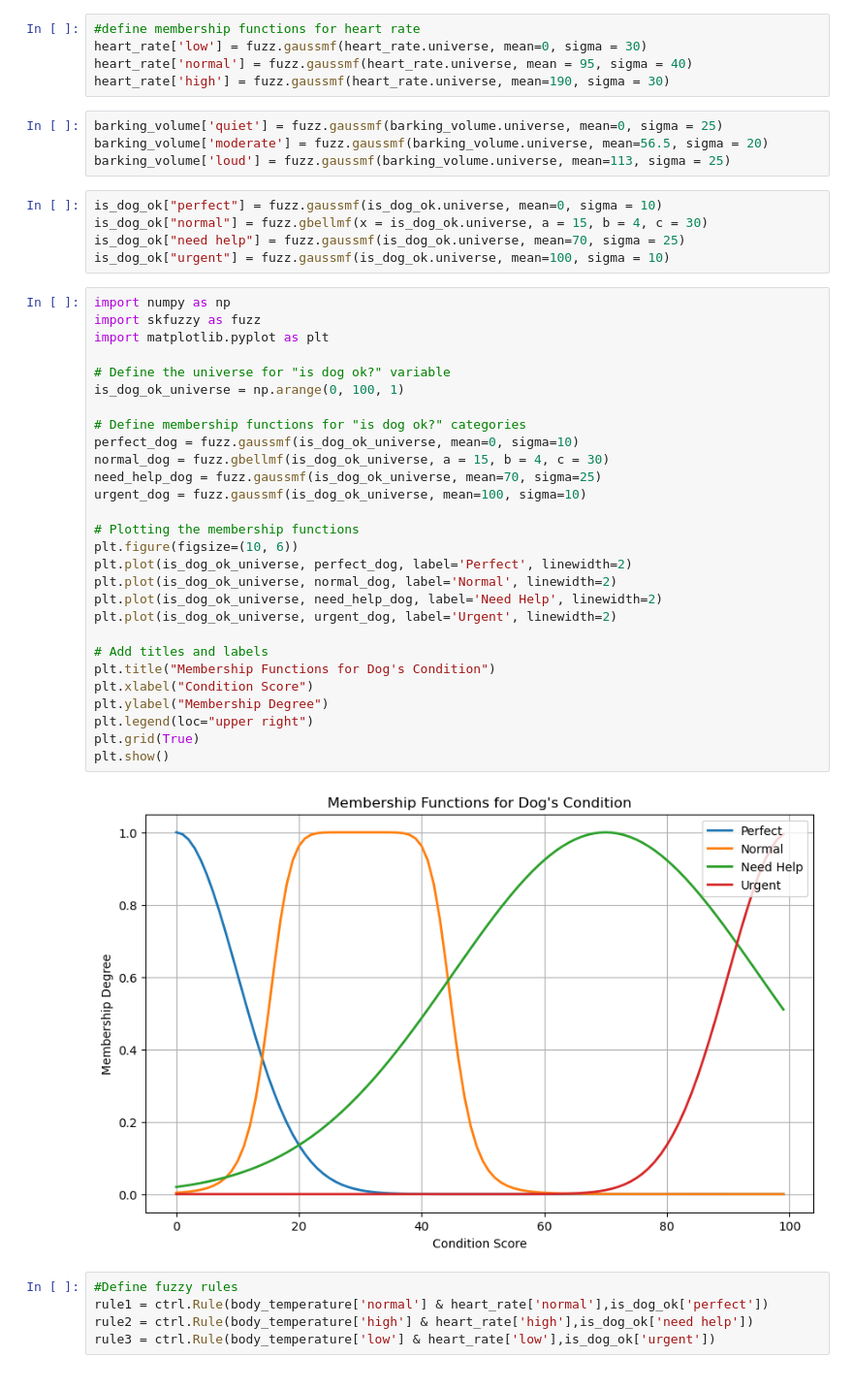
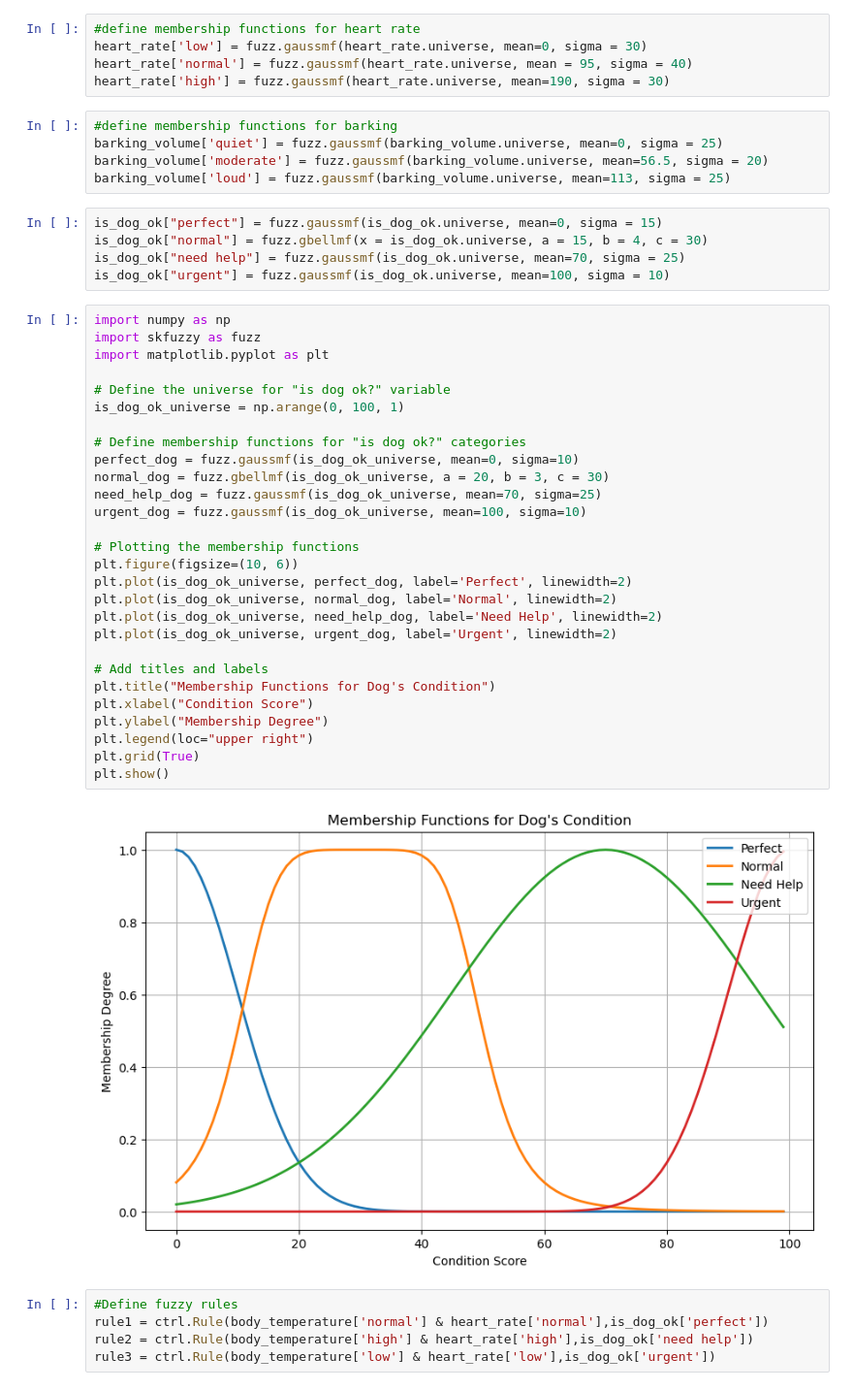
Before and after one commit to Esfod/ACIT4620-Final-Portfolio, a Jupyter notebook: main.ipynb, the cells around one changed output. Shown at 97% size. Drawn from its saved outputs; the diff is of its cells as text.

```diff
--- a/main.ipynb
+++ b/main.ipynb
@@ -24,44 +28,45 @@ heart_rate['low'] = fuzz.gaussmf(heart_rate.universe, mean=0, sigma = 30)
 heart_rate['normal'] = fuzz.gaussmf(heart_rate.universe, mean = 95, sigma = 40)
 heart_rate['high'] = fuzz.gaussmf(heart_rate.universe, mean=190, sigma = 30)
 # %%
+#define membership functions for barking
 barking_volume['quiet'] = fuzz.gaussmf(barking_volume.universe, mean=0, sigma = 25)
 barking_volume['moderate'] = fuzz.gaussmf(barking_volume.universe, mean=56.5, sigma = 20)
 barking_volume['loud'] = fuzz.gaussmf(barking_volume.universe, mean=113, sigma = 25)
 # %%
-is_dog_ok["perfect"] = fuzz.gaussmf(is_dog_ok.universe, mean=0, sigma = 10)
+is_dog_ok["perfect"] = fuzz.gaussmf(is_dog_ok.universe, mean=0, sigma = 15)
 is_dog_ok["normal"] = fuzz.gbellmf(x = is_dog_ok.universe, a = 15, b = 4, c = 30)
 is_dog_ok["need help"] = fuzz.gaussmf(is_dog_ok.universe, mean=70, sigma = 25)
 is_dog_ok["urgent"] = fuzz.gaussmf(is_dog_ok.universe, mean=100, sigma = 10)
 # %%
 import numpy as np
 import skfuzzy as fuzz
 import matplotlib.pyplot as plt
 
 # Define the universe for "is dog ok?" variable
 is_dog_ok_universe = np.arange(0, 100, 1)
 
 # Define membership functions for "is dog ok?" categories
 perfect_dog = fuzz.gaussmf(is_dog_ok_universe, mean=0, sigma=10)
-normal_dog = fuzz.gbellmf(is_dog_ok_universe, a = 15, b = 4, c = 30)
+normal_dog = fuzz.gbellmf(is_dog_ok_universe, a = 20, b = 3, c = 30)
 need_help_dog = fuzz.gaussmf(is_dog_ok_universe, mean=70, sigma=25)
 urgent_dog = fuzz.gaussmf(is_dog_ok_universe, mean=100, sigma=10)
 
 # Plotting the membership functions
 plt.figure(figsize=(10, 6))
 plt.plot(is_dog_ok_universe, perfect_dog, label='Perfect', linewidth=2)
 plt.plot(is_dog_ok_universe, normal_dog, label='Normal', linewidth=2)
 plt.plot(is_dog_ok_universe, need_help_dog, label='Need Help', linewidth=2)
 plt.plot(is_dog_ok_universe, urgent_dog, label='Urgent', linewidth=2)
 
 # Add titles and labels
 plt.title("Membership Functions for Dog's Condition")
 plt.xlabel("Condition Score")
 plt.ylabel("Membership Degree")
 plt.legend(loc="upper right")
 plt.grid(True)
 plt.show()
 # %% [output]
-[figure, old version]
+[figure, new version]
 # %%
 #Define fuzzy rules
 rule1 = ctrl.Rule(body_temperature['normal'] & heart_rate['normal'],is_dog_ok['perfect'])
```
Also changed, not shown: parts of 6 cells of this notebook, 1 other file.
